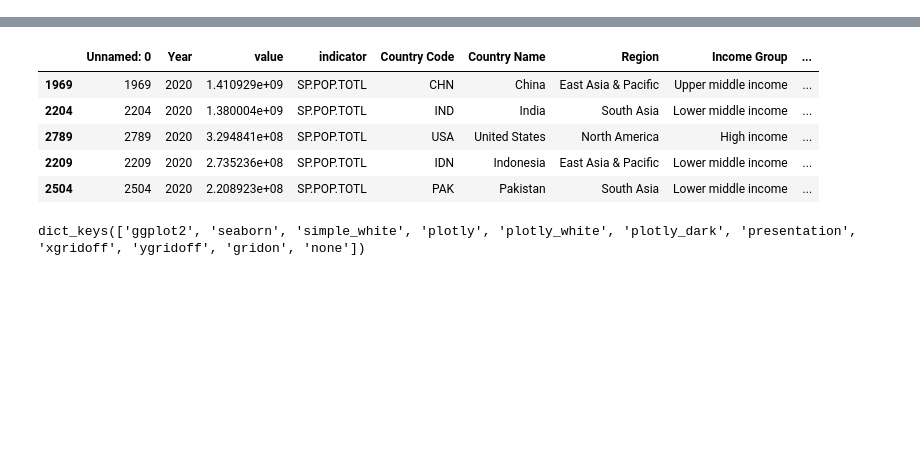
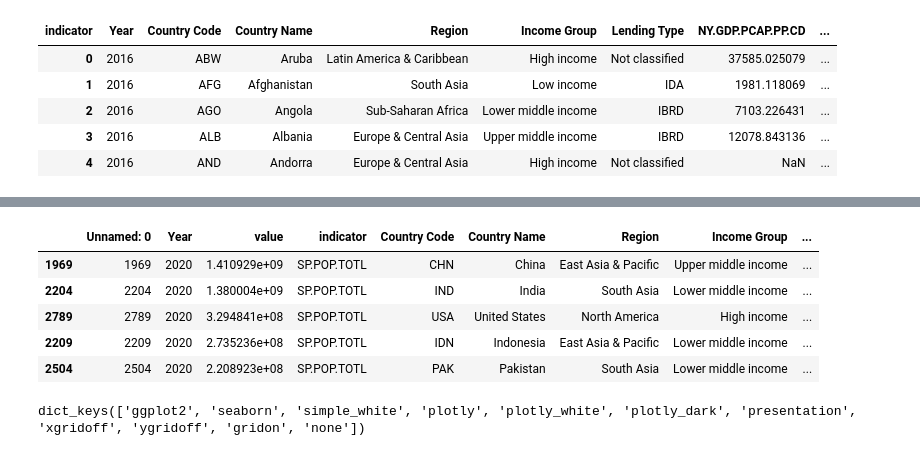
Before and after one commit to DATA-690-SPRING-2022/jay_data690, a Jupyter notebook: jay_part_b.ipynb, the cells around one changed output, grey strips where cells are left out. Cells and saved outputs as stored; diff of their text form; code cells hidden in the pictures; blank space fills up the shorter version.

```diff
--- a/jay_part_b.ipynb
+++ b/jay_part_b.ipynb
@@ -42,0 +70,11 @@ df.sample(10)
+# %%
+df_pivot.reset_index(inplace=True)
+
+df_pivot.head()
+# %% [output]
+| indicator | Year | Country Code | Country Name | Region | Income Group | Lending Type | NY.GDP.PCAP.PP.CD | ... |
+| 0 | 2016 | ABW | Aruba | Latin America & Caribbean | High income | Not classified | 37585.025079 | ... |
+| 1 | 2016 | AFG | Afghanistan | South Asia | Low income | IDA | 1981.118069 | ... |
+| 2 | 2016 | AGO | Angola | Sub-Saharan Africa | Lower middle income | IBRD | 7103.226431 | ... |
+| 3 | 2016 | ALB | Albania | Europe & Central Asia | Upper middle income | IBRD | 12078.843136 | ... |
+| 4 | 2016 | AND | Andorra | Europe & Central Asia | High income | Not classified | NaN | ... |
```
Also changed, not shown: parts of 4 cells of this notebook.
